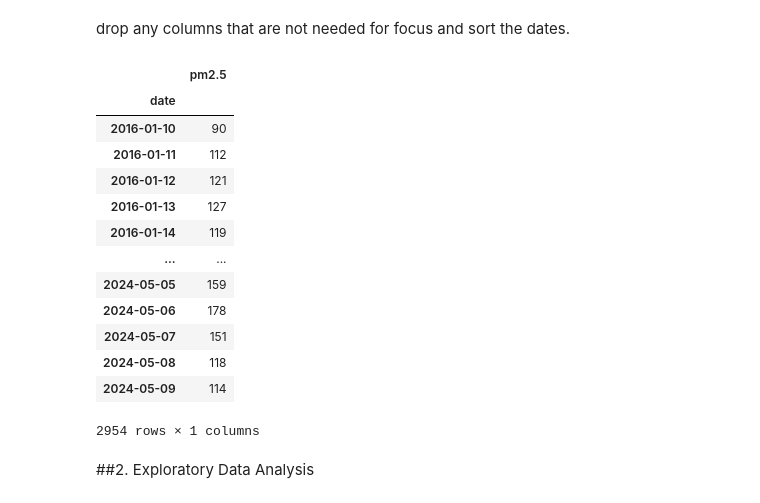
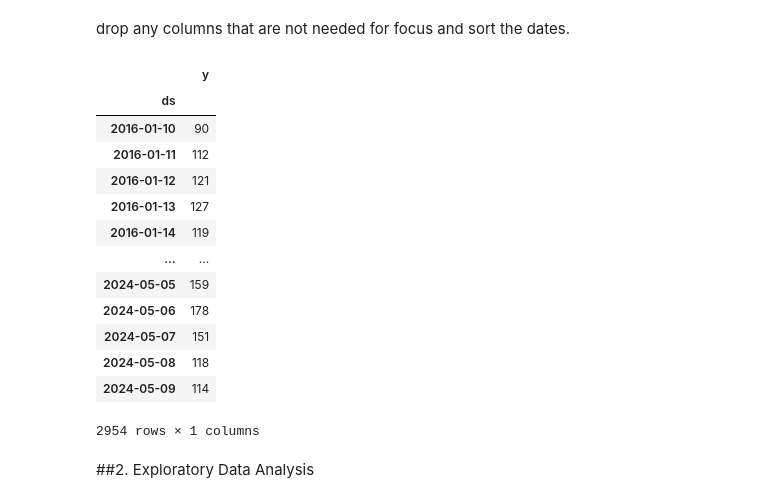
Before and after one commit to waritkan/Chiangmai_PM2.5_Forcasting, a Jupyter notebook: Chiangmai_PM2_5_Forcasting.ipynb, the cells around one changed output. Saved outputs shown, nothing was run; the diff lists cells and outputs as text; code cells hidden in the pictures.

```diff
--- a/Chiangmai_PM2_5_Forcasting.ipynb
+++ b/Chiangmai_PM2_5_Forcasting.ipynb
@@ -70,18 +94,19 @@ df.describe()
 # %% [markdown]
 drop any columns that are not needed for focus and sort the dates.
 # %%
-df = df.rename(columns={' pm25': 'pm2.5'})
-df.dropna(subset=['pm2.5'], inplace=True)
+df = df.rename(columns={' pm25': 'y'})
+df.dropna(subset=['y'], inplace=True)
 # %%
-columns_to_keep = ['date', 'pm2.5']
+columns_to_keep = ['date', 'y']
 df = df[columns_to_keep]
 df = df.sort_values(by='date', ascending=True)
-df['date'] = pd.to_datetime(df['date'])
-df.set_index('date', inplace=True)
+df["date"] = pd.to_datetime(df['date'], infer_datetime_format=True)
+df = df.rename(columns={'date': 'ds'})
+df = df.set_index(["ds"])
 df
 # %% [output]
-|  | pm2.5 |
-| date |  |
+|  | y |
+| ds |  |
 | 2016-01-10 | 90 |
 | 2016-01-11 | 112 |
 | 2016-01-12 | 121 |
```
Also changed, not shown: parts of 21 cells of this notebook.
